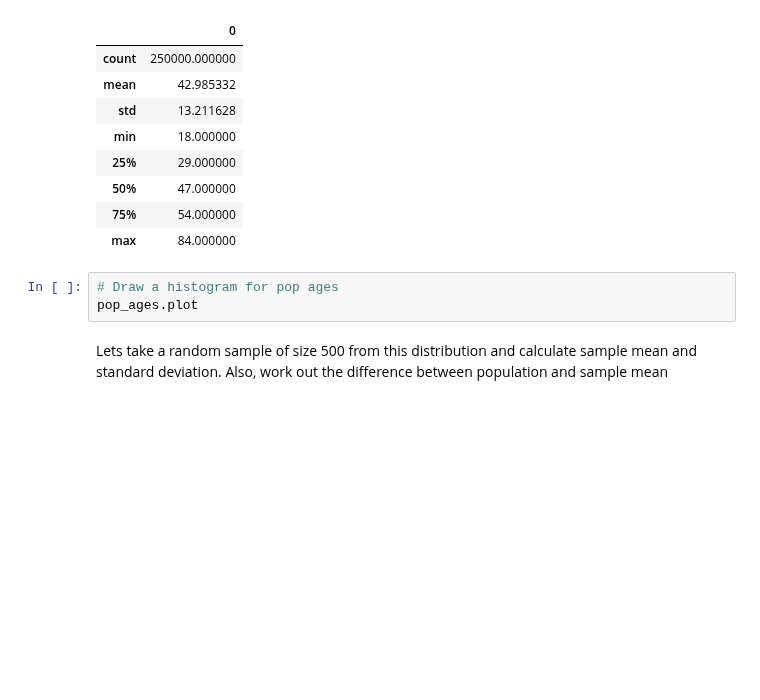
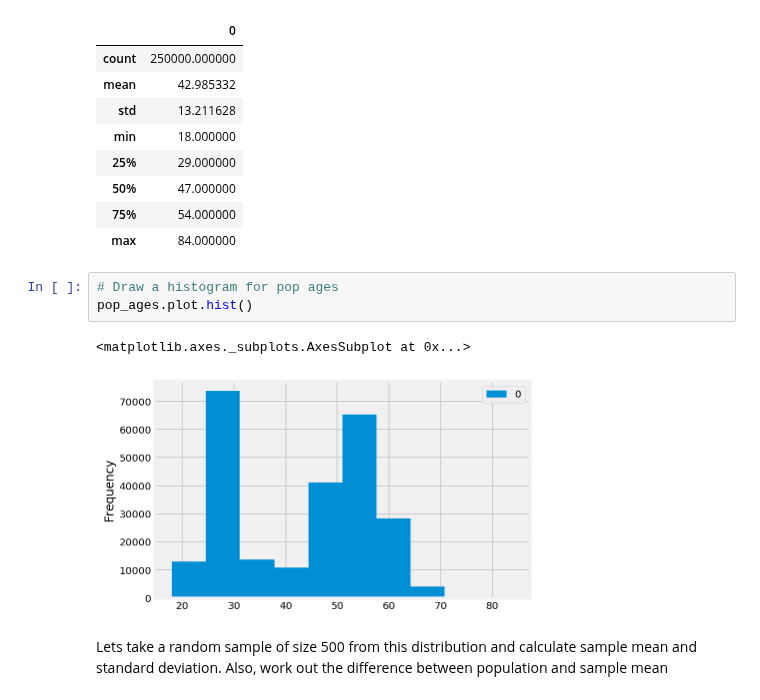
Before and after one commit to npschafer/dsc-confidence-intervals-lab-houston-ds-042219, a Jupyter notebook: index.ipynb, the cells around one changed output. Drawn from its saved outputs; the diff is of its cells as text; blank space fills up the shorter version.

```diff
--- a/index.ipynb
+++ b/index.ipynb
@@ -70,7 +70,10 @@ pop_ages.describe()
 | max | 84.000000 |
 # %%
 # Draw a histogram for pop ages
-pop_ages.plot
+pop_ages.plot.hist()
+# %% [output]
+<matplotlib.axes._subplots.AxesSubplot at 0x...>
+[figure, added]
 # %% [markdown]
 Lets take a random sample of size 500 from this distribution and calculate sample mean and standard deviation. Also, work out the difference between population and sample mean
 # %%
```
